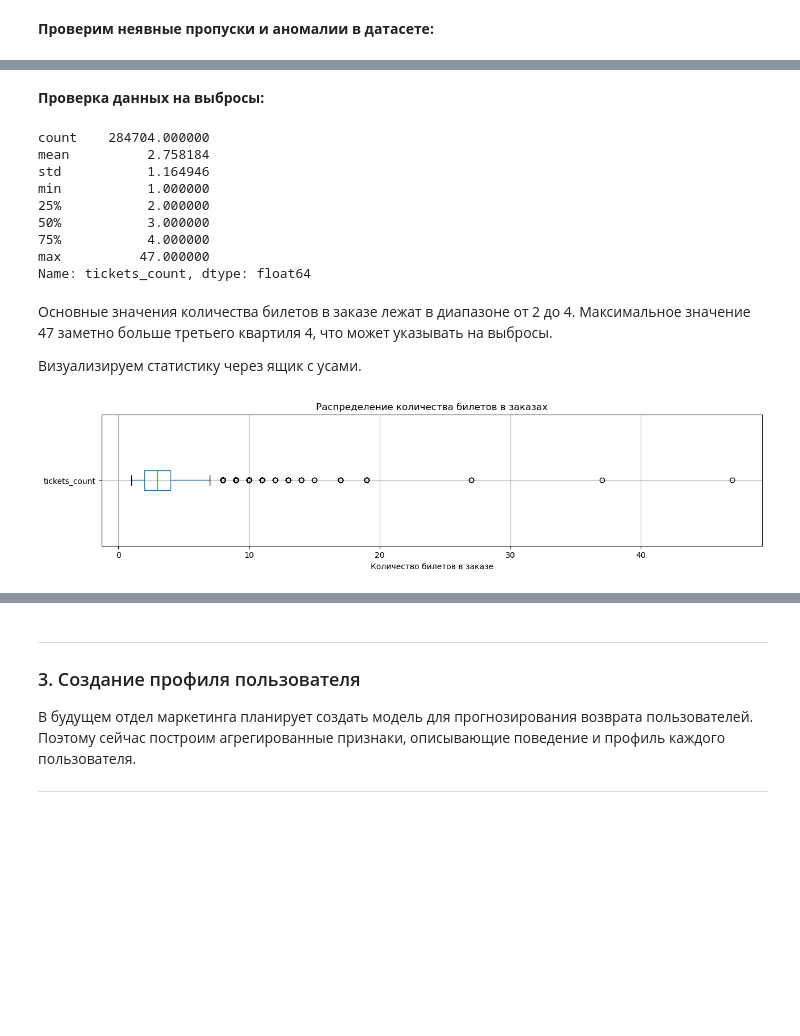
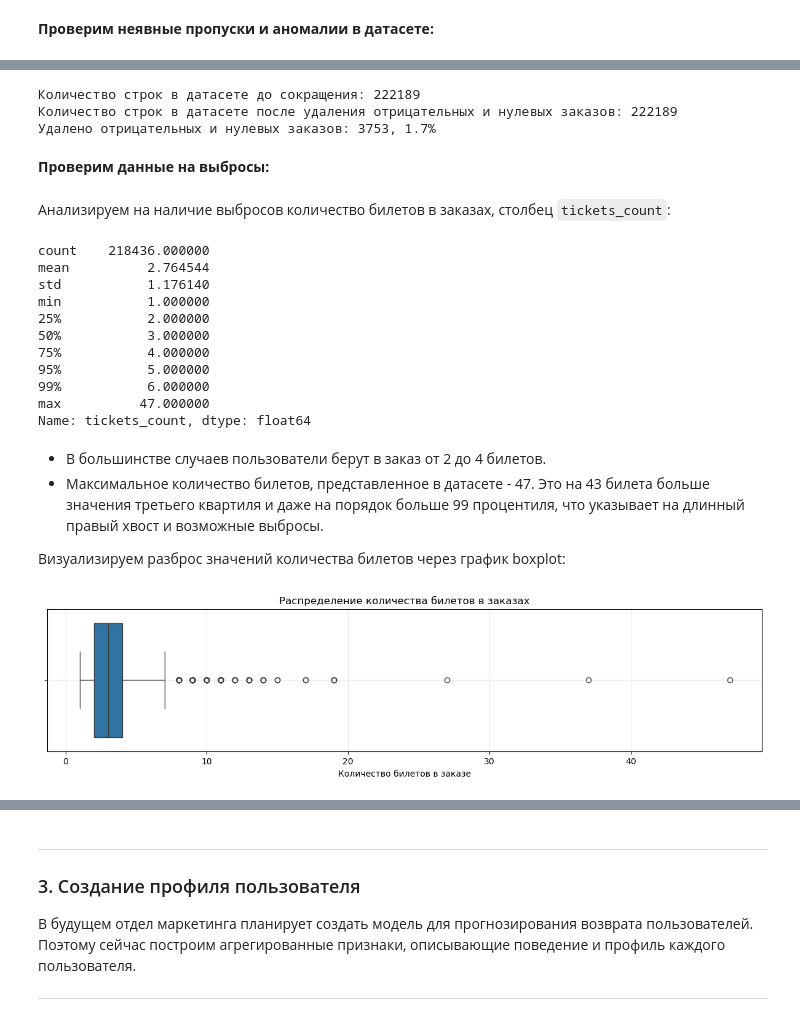
Before and after one commit to yageadvert/yandex-afisha-loyalty-analysis, a Jupyter notebook: notebooks/yandex-afisha-loyalty-analysis.ipynb, the cells around one changed output, grey strips where cells are left out. Cells and saved outputs as stored; diff of their text form; code cells hidden in the pictures; blank space fills up the shorter version.

```diff
--- a/notebooks/yandex-afisha-loyalty-analysis.ipynb
+++ b/notebooks/yandex-afisha-loyalty-analysis.ipynb
@@ -397,3 +390,0 @@ ___
-# %%
-# Уменьшим разрядность типа данных столбца `tickets_count`
-df['tickets_count'] = pd.to_numeric(df['tickets_count'], downcast='unsigned')
@@ -405,6 +390,0 @@ df['days_since_prev'].max()
-# %%
-# Уменьшаем разрядность `days_since_prev`:
-df['days_since_prev'] = df['days_since_prev'].astype('UInt8')
-
-# Проверяем получившиеся типы данных столбцов
-df.dtypes
@@ -480,0 +651,9 @@ ___
+# %%
+cols = [
+    'user_id',
+    'tickets_count',
+    'event_id',
+    'service_name',
+    'revenue_rub'
+]
+df = df.drop_duplicates(subset=cols, keep="first")
@@ -480,0 +662,7 @@ ___
+# %%
+df = df.copy()
+df['days_since_prev'] = (
+    df['order_dt'] - df
+    .groupby('user_id')['order_dt']
+    .shift(1)
+).dt.days
@@ -588,30 +694,56 @@ ___
+# %%
+rows_after_2 = df.shape[0]
+
+print(
+    f'Количество строк в датасете до сокращения: {rows_after_1}\n'
+    f'Количество строк в датасете после удаления отрицательных и нулевых заказов: {rows_after_1}\n'
+    f'Удалено отрицательных и нулевых заказов: {rows_after_1 - rows_after_2}, '
+    f'{((rows_after_1 - rows_after_2)/rows_after_1):.1%}'
+)
+# %% [output]
+Количество строк в датасете до сокращения: 222189
+Количество строк в датасете после удаления отрицательных и нулевых заказов: 222189
+Удалено отрицательных и нулевых заказов: 3753, 1.7%
 # %% [markdown]
-**Проверка данных на выбросы:**
+**Проверим данные на выбросы:**
+# %% [markdown]
+Анализируем на наличие выбросов количество билетов в заказах, столбец `tickets_count`:
 # %%
-# Выведем статистику по количеству билетов в заказах
-df['tickets_count'].describe()
+df['tickets_count'].describe(
+    percentiles=[.25, .5, .75, .95, .99]
+)
 # %% [output]
-count    284704.000000
-mean          2.758184
-std           1.164946
+count    218436.000000
+mean          2.764544
+std           1.176140
 min           1.000000
 25%           2.000000
 50%           3.000000
 75%           4.000000
+95%           5.000000
+99%           6.000000
 max          47.000000
 Name: tickets_count, dtype: float64
 # %% [markdown]
-Основные значения количества билетов в заказе лежат в диапазоне от 2 до 4. Максимальное значение 47 заметно больше третьего квартиля 4, что может указывать на выбросы.
+- В большинстве случаев пользователи берут в заказ от 2 до 4 билетов.
+- Максимальное количество билетов, представленное в датасете - 47. Это на 43 билета больше значения третьего квартиля и даже на порядок больше 99 процентиля, что указывает на длинный правый хвост и возможные выбросы.
 
-Визуализируем статистику через ящик с усами.
+Визуализируем разброс значений количества билетов через график boxplot:
 # %%
-# Строим boxplot по данным из датасета df столбца tickets_count
 plt.figure(figsize=(15, 3))
-df.boxplot(column='tickets_count', vert=False)
+
+sns.boxplot(
+    data=df,
+    x='tickets_count',
+)
+
 plt.xlabel('Количество билетов в заказе')
-plt.title('Распределение количества билетов в заказах');
+plt.title('Распределение количества билетов в заказах')
+plt.grid(alpha=0.3)
+
+plt.show()
 # %% [output]
-[figure, old version]
+[figure, new version]
 # %%
 df['tickets_count'].value_counts()
 # %% [output]
```
Also changed, not shown: parts of 273 cells of this notebook, 8 other files.
